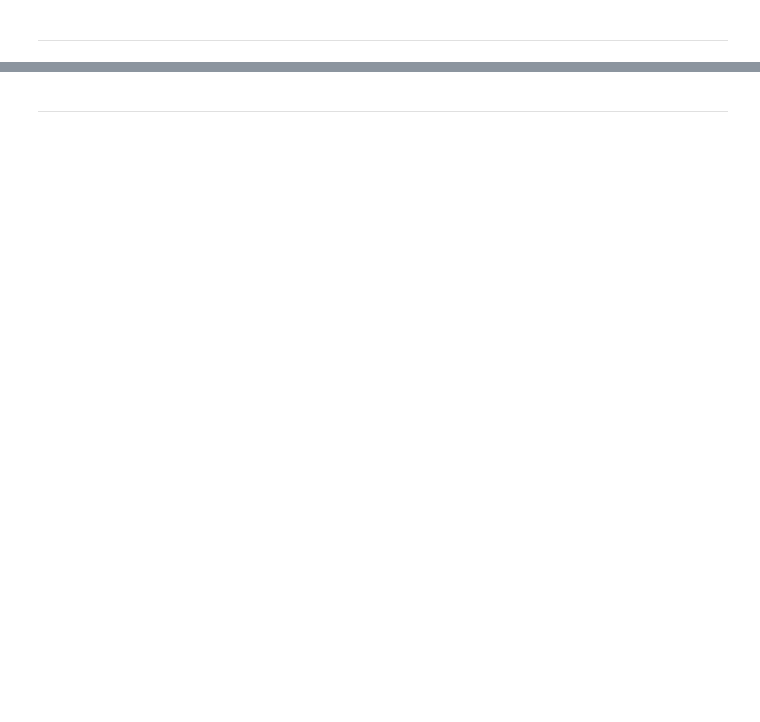
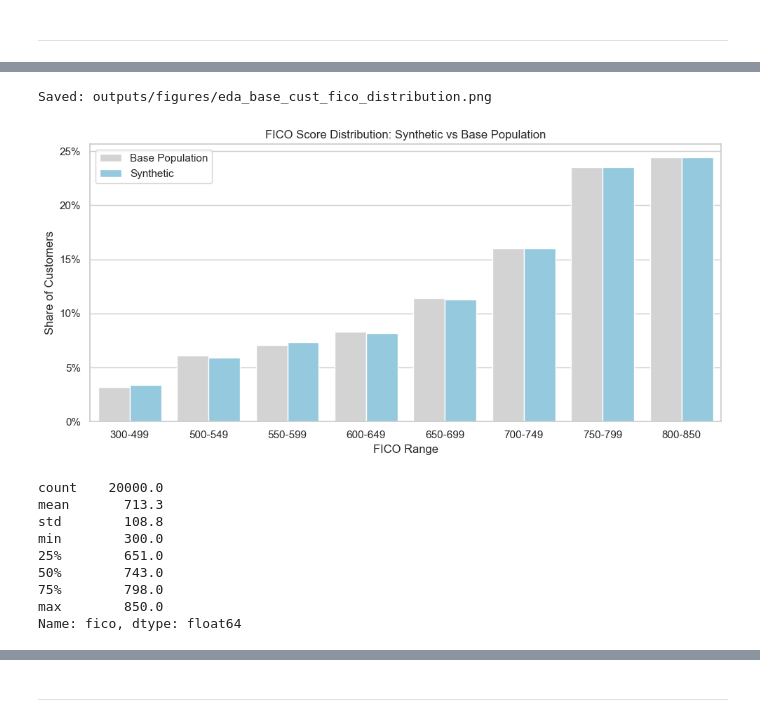
Before and after one commit to theen04/mortgage-renewal-pricing-optimization, a Jupyter notebook: mortgage_pricing_model.ipynb, the cells around one changed output, grey strips where cells are left out. Saved outputs shown, nothing was run; the diff lists cells and outputs as text; code cells hidden in the pictures; blank space fills up the shorter version.

```diff
--- a/mortgage_pricing_model.ipynb
+++ b/mortgage_pricing_model.ipynb
@@ -589,0 +121,17 @@ Validation passed: one bounded loan amount per customer.
+# %%
+def generate_fico_scores(n_customers, fico_dist, rng):
+    """
+    Generate synthetic FICO scores for customers based on a target population distribution.
+
+    Args:
+        n_customers (int): Number of customers to generate
+        fico_dist (dict): Keys are FICO ranges (e.g., "300-499"), values are population shares
+        rng (np.random.Generator): Random number generator
+
+    Returns:
+        np.array: Array of generated FICO scores for each customer
+    """
+    fico_ranges = np.array([tuple(map(int, k.split("-"))) for k in fico_dist.keys()])
+    sampled_ranges = rng.choice(len(fico_ranges), size=n_customers, p=list(fico_dist.values()))
+    low, high = fico_ranges[sampled_ranges, 0], fico_ranges[sampled_ranges, 1]
+    return rng.integers(low, high + 1)
@@ -705,0 +479,41 @@ Median Income: 83836.84
+# %%
+customer_view = df_time_series[df_time_series["month"] == df_time_series["month"].min()]
+
+fico_bins = [300, 500, 550, 600, 650, 700, 750, 800, 851]
+synthetic_share = (
+    pd.cut(customer_view["fico"], bins=fico_bins, right=False)
+    .value_counts(normalize=True, sort=False)
+    .to_numpy()
+)
+
+fico_compare = pd.DataFrame({
+    "range": list(fico_base_range_and_percentages.keys()) * 2,
+    "share": np.concatenate([list(fico_base_range_and_percentages.values()), synthetic_share]),
+    "source": ["Base Population"] * 8 + ["Synthetic"] * 8,
+})
+
+fig, ax = plt.subplots(figsize=(10, 5))
+sns.barplot(data=fico_compare, x="range", y="share", hue="source",
+            palette={"Base Population": "lightgrey", "Synthetic": "skyblue"}, ax=ax)
+ax.yaxis.set_major_formatter(plt.FuncFormatter(lambda y, _: f"{y:.0%}"))
+ax.set_xlabel("FICO Range")
+ax.set_ylabel("Share of Customers")
+ax.set_title("FICO Score Distribution: Synthetic vs Base Population")
+ax.legend(title="")
+fig.tight_layout()
+save_figure("eda_base_cust_fico_distribution.png")
+plt.show()
+
+customer_view["fico"].describe().round(1)
+# %% [output]
+Saved: outputs/figures/eda_base_cust_fico_distribution.png
+[figure, added]
+count    20000.0
+mean       713.3
+std        108.8
+min        300.0
+25%        651.0
+50%        743.0
+75%        798.0
+max        850.0
+Name: fico, dtype: float64
```
Also changed, not shown: parts of 259 cells of this notebook, 35 other files.
